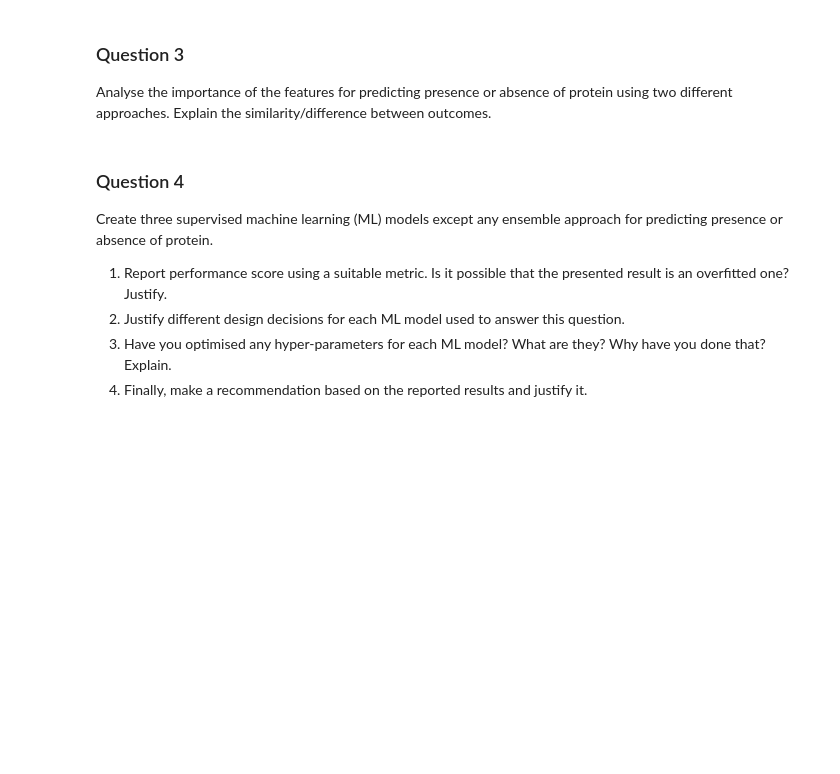
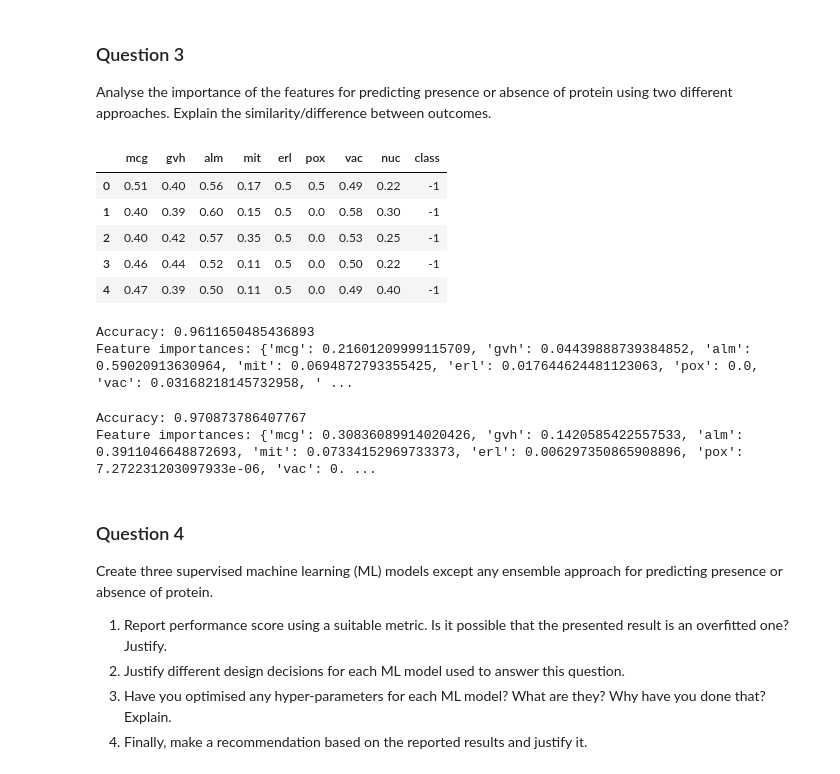
Before and after one commit to NNCT2904/SIT720-MachineLearning, a Jupyter notebook: Assignment3/Assignment3.ipynb, the cells around one changed output. Cells and saved outputs as stored; diff of their text form; code cells hidden in the pictures; blank space fills up the shorter version.

```diff
--- a/Assignment3/Assignment3.ipynb
+++ b/Assignment3/Assignment3.ipynb
@@ -116,3 +122,13 @@ This question aims to demonstrate your expertise in the subject area and the abi
 ### Question 3
 Analyse the importance of the features for predicting presence or absence of protein using two different approaches.
 Explain the similarity/difference between outcomes.
+# %%
+data['class'] = data['class'].replace(['negative', 'positive'], [-1, 1])
+data.head()
+# %% [output]
+|  | mcg | gvh | alm | mit | erl | pox | vac | nuc | class |
+| 0 | 0.51 | 0.40 | 0.56 | 0.17 | 0.5 | 0.5 | 0.49 | 0.22 | -1 |
+| 1 | 0.40 | 0.39 | 0.60 | 0.15 | 0.5 | 0.0 | 0.58 | 0.30 | -1 |
+| 2 | 0.40 | 0.42 | 0.57 | 0.35 | 0.5 | 0.0 | 0.53 | 0.25 | -1 |
+| 3 | 0.46 | 0.44 | 0.52 | 0.11 | 0.5 | 0.0 | 0.50 | 0.22 | -1 |
+| 4 | 0.47 | 0.39 | 0.50 | 0.11 | 0.5 | 0.0 | 0.49 | 0.40 | -1 |
@@ -119,3 +139,39 @@ Explain the similarity/difference between outcomes.
+# %%
+bagging = BaggingClassifier(DecisionTreeClassifier())
+bagging.fit(Dtrain[predictors], Dtrain[response].values.reshape((Dtrain[response].shape[0],)))
+bagging_y_predict = bagging.predict(Dtest[predictors])
+
+bagging_acc = accuracy_score(bagging_y_predict, Dtest[response])
+print(f'Accuracy: {bagging_acc}')
+
+feature_importances_Bag = np.mean([
+    tree.feature_importances_ for tree in bagging.estimators_
+], axis=0)
+
+f_i_bag = {fn: fi for fn, fi in zip(data.columns, feature_importances_Bag)}
+
+print(f'Feature importances: {f_i_bag}')
+# %% [output]
+Accuracy: 0.9611650485436893
+Feature importances: {'mcg': 0.21601209999115709, 'gvh': 0.04439888739384852, 'alm': 0.59020913630964, 'mit': 0.0694872793355425, 'erl': 0.017644624481123063, 'pox': 0.0, 'vac': 0.03168218145732958, ' ...
+# %%
+rfc = RandomForestClassifier(n_estimators=100)
+rfc.fit(Dtrain[predictors], Dtrain[response].values.reshape((Dtrain[response].shape[0],)))
+rfc_y_predict = rfc.predict(Dtest[predictors])
+
+rfc_acc = accuracy_score(rfc_y_predict, Dtest[response])
+print(f'Accuracy: {rfc_acc}')
+
+feature_importances_rfc = np.mean([
+    tree.feature_importances_ for tree in rfc.estimators_
+], axis=0)
+
+f_i_rfc = {fn: fi for fn, fi in zip(data.columns, feature_importances_rfc)}
+
+print(f'Feature importances: {f_i_rfc}')
+# %% [output]
+Accuracy: 0.970873786407767
+Feature importances: {'mcg': 0.30836089914020426, 'gvh': 0.1420585422557533, 'alm': 0.3911046648872693, 'mit': 0.07334152969733373, 'erl': 0.006297350865908896, 'pox': 7.272231203097933e-06, 'vac': 0. ...
 # %% [markdown]
 ### Question 4
 Create three supervised machine learning (ML) models except any ensemble approach for predicting presence or absence of protein.
```
Also changed, not shown: parts of 8 cells of this notebook.
